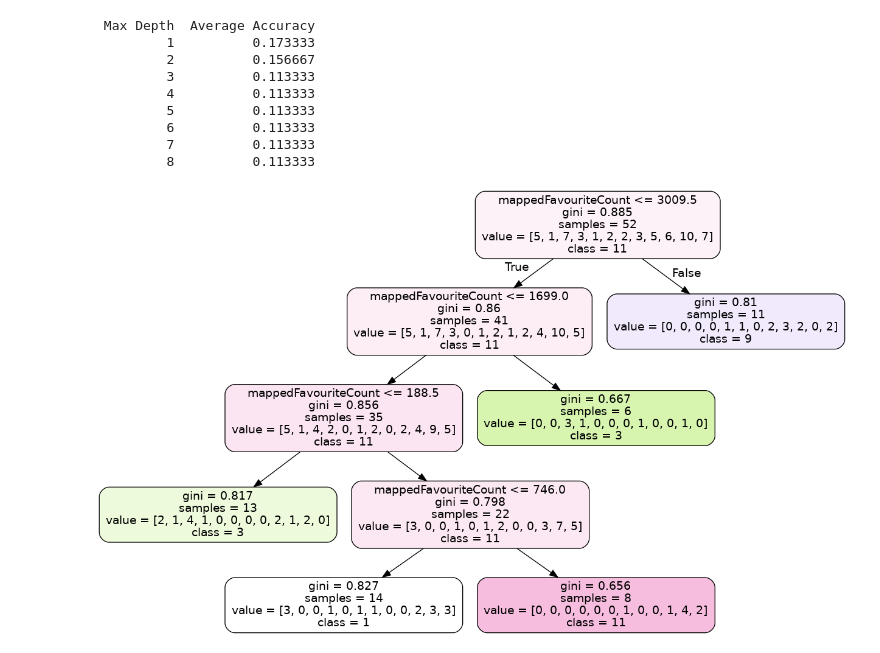
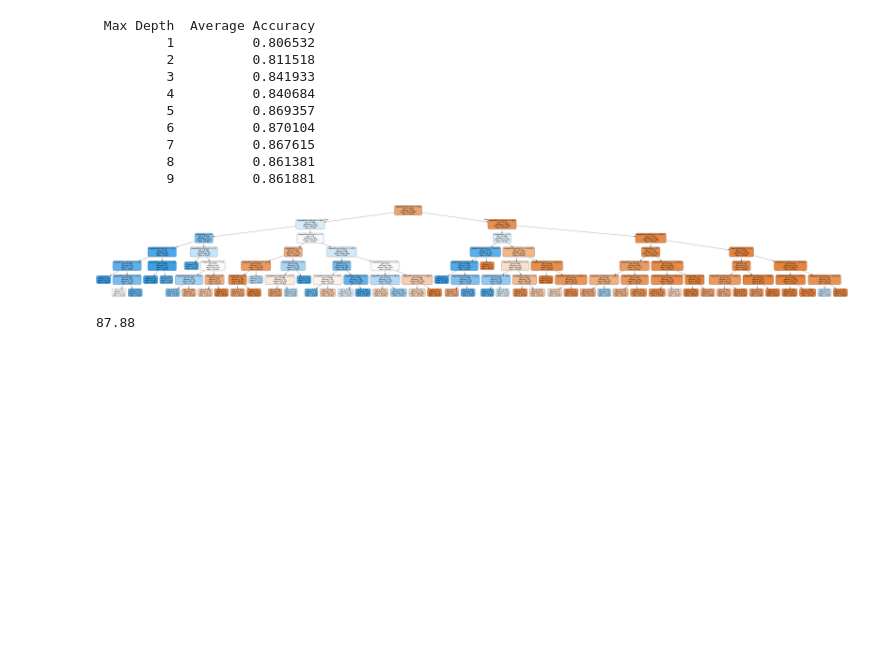
Before and after one commit to TomasFuentesA/GA, a Jupyter notebook: test.ipynb, the cells around one changed output. Cells and saved outputs as stored; diff of their text form; code cells hidden in the pictures; blank space fills up the shorter version.

Commit message:
final tree

```diff
--- a/test.ipynb
+++ b/test.ipynb
@@ -22,4 +27,4 @@ from subprocess import check_call
 from PIL import Image, ImageDraw, ImageFont
 from datetime import date
 # %%
-test = pd.read_csv (r'dataset.csv', encoding='latin-1')
+test = pd.read_csv (r'dataset_bot(1).csv', encoding='latin-1')
@@ -117,6 +94,6 @@ api = tweepy.API(auth, wait_on_rate_limit = True)
 # %%
 #Mapeo de Datos
-most_used = ['user_id','user_name','screen_name', 'follower_count', 'description', 'verified', 'profile_image_default', 'protected', 'favourite_count','user_registration']
+most_used = ['user_id','user_name','screen_name', 'followers_count', 'description', 'verified', 'profile_image_default', 'protected', 'favourites_count','user_registration']
 mappedUserName = []
 mappedAge = []
 error_id = []
@@ -142,12 +119,12 @@ for index, row in test.iterrows():
 
 test['mappedAge'] = mappedAge
 test['mappedUserName'] = mappedUserName
-test['mappedFollowerCount'] = test['follower_count']
+test['mappedFollowerCount'] = test['followers_count']
 test['mappedDescription'] = test['description']
 test['mappedVerified'] = test['verified']
 test['mappedDefaultImage'] = test['profile_image_default']
 test['mappedProtected'] = test['protected']
-test['mappedFavouriteCount'] = test['favourite_count']
+test['mappedFavouriteCount'] = test['favourites_count']
 # %%
 users_encoded = test.drop(most_used, axis = 1)
 users_encoded
@@ -174,6 +147,7 @@ cv = KFold(n_splits=10) # Numero deseado de "folds" que haremos
 accuracies = list()
 max_attributes = len(list(users_encoded))
 depth_range = range(1, max_attributes + 1)
+
 
 # Testearemos la profundidad de 1 a cantidad de atributos +1
 for depth in depth_range:
@@ -182,17 +156,17 @@ for depth in depth_range:
                                              min_samples_split=20,
                                              min_samples_leaf=5,
                                              max_depth = depth,
-                                             class_weight={0:1})
+                                             class_weight={0: 1})
     for train_fold, valid_fold in cv.split(users_encoded):
         f_train = users_encoded.loc[train_fold]
         f_valid = users_encoded.loc[valid_fold]
-        model = tree_model.fit(X = f_train.drop(['mappedAge'], axis=1),
-                               y = f_train["mappedAge"])
+        model = tree_model.fit(X = f_train.drop(list_a, axis=1),
+                               y = f_train['bot'])
 
-        model = tree_model.fit(X = f_train.drop(['mappedAge'], axis=1),
-                               y = f_train["mappedAge"])
-        valid_acc = model.score(X = f_valid.drop(['mappedAge'], axis=1),
-                                y = f_valid["mappedAge"]) # calculamos la precision con el segmento de validacion
+        model = tree_model.fit(X = f_train.drop(list_a, axis=1),
+                               y = f_train["bot"])
+        valid_acc = model.score(X = f_valid.drop(list_a, axis=1),
+                                y = f_valid["bot"]) # calculamos la precision con el segmento de validacion
         fold_accuracy.append(valid_acc)
 
     avg = sum(fold_accuracy)/len(fold_accuracy)
@@ -204,43 +178,49 @@ df = df[["Max Depth", "Average Accuracy"]]
 print(df.to_string(index=False))
 # %% [output]
  Max Depth  Average Accuracy
-         1          0.173333
-         2          0.156667
-         3          0.113333
-         4          0.113333
-         5          0.113333
-         6          0.113333
-         7          0.113333
-         8          0.113333
+         1          0.806532
+         2          0.811518
+         3          0.841933
+         4          0.840684
+         5          0.869357
+         6          0.870104
+         7          0.867615
+         8          0.861381
+         9          0.861881
 # %%
 # Crear arrays de entrenamiento y las etiquetas que indican si llegó a top o no
-y_train = users_encoded['mappedAge']
-x_train = users_encoded.drop(['mappedAge'], axis=1).values
+y_train = users_encoded['bot']
+x_train = users_encoded.drop(list_a, axis=1).values
 
 # Crear Arbol de decision con profundidad = 4
 decision_tree = tree.DecisionTreeClassifier(criterion='gini',
                                             min_samples_split=20,
-                                            min_samples_leaf=6,
-                                            max_depth = 7,
+                                            min_samples_leaf=5,
+                                            max_depth = 6,
                                             class_weight={0:1})
 decision_tree.fit(x_train, y_train)
 
 # exportar el modelo a archivo .dot
 with open(r"tree1.dot", 'w') as f:
      f = tree.export_graphviz(decision_tree,
                               out_file=f,
-                              max_depth = 10,
+                              max_depth = 7,
                               impurity = True,
-                              feature_names = list(users_encoded.drop(['mappedAge'], axis=1)),
-                              class_names = ['1', '2', '3', '4', '5', '6', '7', '8', '9', '10', '11', '12', '13', '14', '15', '16', '17', '18', '19', '20'],
-                              #class_names = ['Si Bot', 'No Bot'],
+                              feature_names = list(users_encoded.drop(list_a, axis=1)),
+                              #class_names =  list(users_encoded['bot']),
+                              class_names = ['No Bot', 'Si Bot'],
                               rounded = True,
                               filled= True )
 
 
 # Convertir el archivo .dot a png para poder visualizarlo
 
 check_call(['dot','-Tpng',r'tree1.dot','-o',r'tree1.png'])
 PImage("tree1.png")
 # %% [output]
-[figure, old version]
+[figure, new version]
+# %%
+acc_decision_tree = round(decision_tree.score(x_train, y_train) * 100, 2)
+print(acc_decision_tree)
+# %% [output]
+87.88
```
Also changed, not shown: parts of 11 cells of this notebook, 6 other files.
